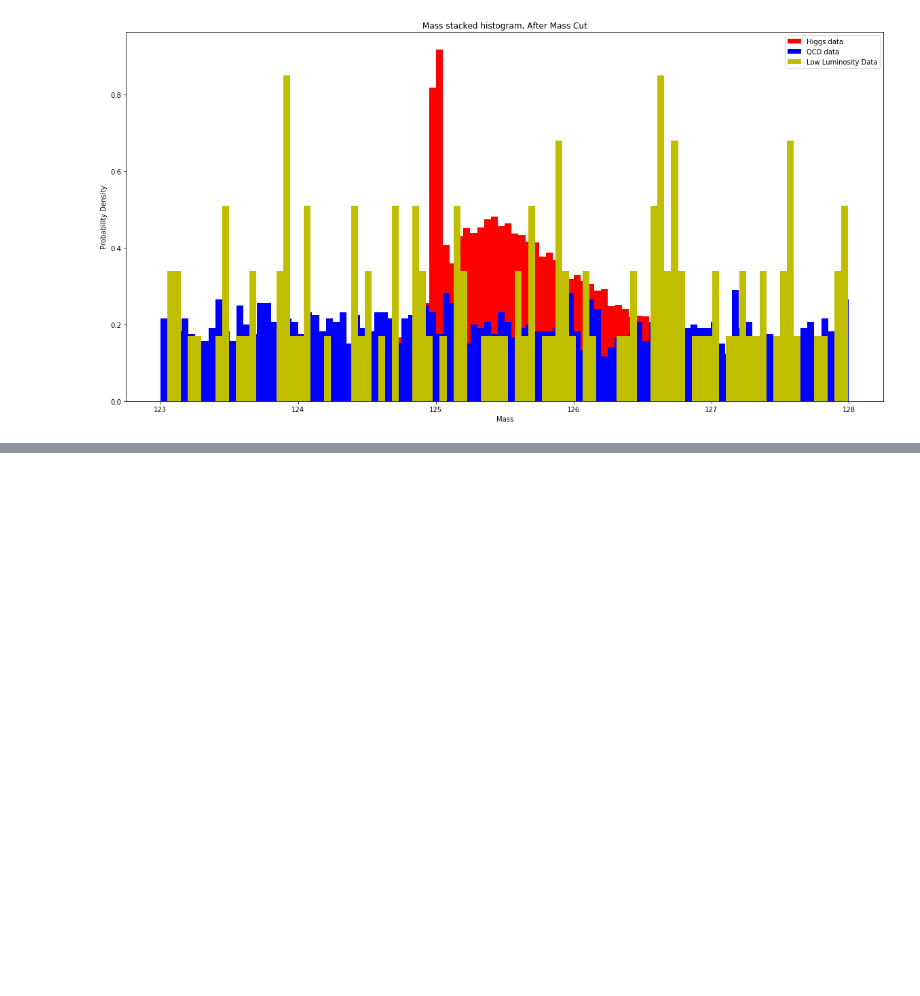
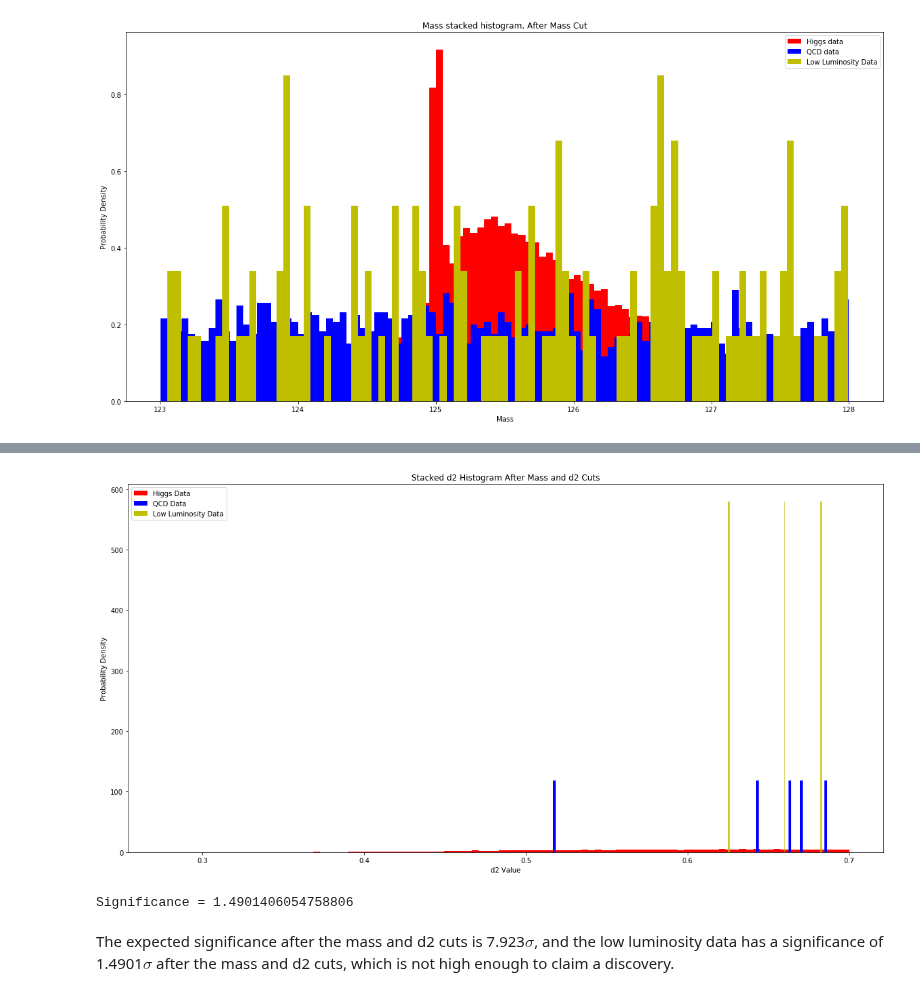
Before and after one commit to nroth12uw/Lab1_PHYS434, a Jupyter notebook: Lab7.ipynb, the cells around one changed output, grey strips where cells are left out. Cells and saved outputs as stored; diff of their text form; code cells hidden in the pictures; blank space fills up the shorter version.

```diff
--- a/Lab7.ipynb
+++ b/Lab7.ipynb
@@ -449,0 +464,21 @@ high_lumi_d2 = np.array(high_lumi_data.get('d2'))
+# %%
+d2_cut_low = mass_cut_low_lumi_d2[d2_cut_low_indices]
+# %%
+plt.hist(higgs_events[d2_cut_higgs_indices], 100, density=True, color='r', label='Higgs Data')
+plt.hist(qcd_events[d2_cut_qcd_indices], 100, density=True, color='b', label='QCD Data')
+plt.hist(d2_cut_low, 100, density=True, color='y', label='Low Luminosity Data')
+plt.xlabel('d2 Value')
+plt.ylabel('Probability Density')
+plt.title('Stacked d2 Histogram After Mass and d2 Cuts')
+plt.legend()
+plt.show()
+# %% [output]
+[figure, added]
+# %%
+total_count = len(d2_cut_qcd_indices) + len(d2_cut_low)
+sig = stats.norm.ppf(stats.poisson.cdf(total_count, len(d2_cut_qcd_indices)))
+print('Significance = ' + str(sig))
+# %% [output]
+Significance = 1.4901406054758806
+# %% [markdown]
+The expected significance after the mass and d2 cuts is 7.923$\sigma$, and the low luminosity data has a significance of 1.4901$\sigma$ after the mass and d2 cuts, which is not high enough to claim a discovery.
```
Also changed, not shown: parts of 15 cells of this notebook.
